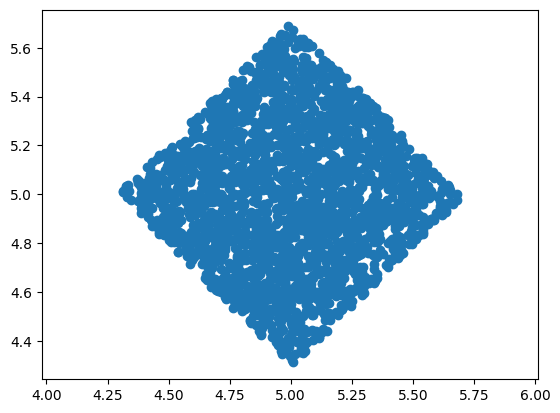
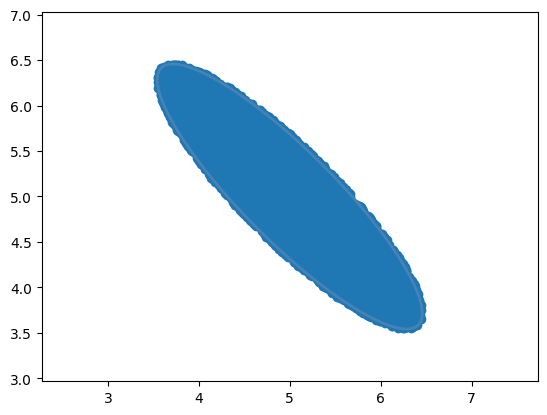
Code edit (unified diff) that turned the first committed figure into the second:
--- before
+++ after
@@ -1,3 +1,5 @@
-plt.scatter(points[:, 0], points[:, 1])
-plt.axis("equal")
+fig, ax = plt.subplots()
+ax.scatter(points[:, 0], points[:, 1])
+ax.axis("equal")
+plot_superellipsoid_2d(C=c, U=U, A=A/2, P=P, ax=ax, resolution=500)
 plt.show()

Commit: finish uniform sampling